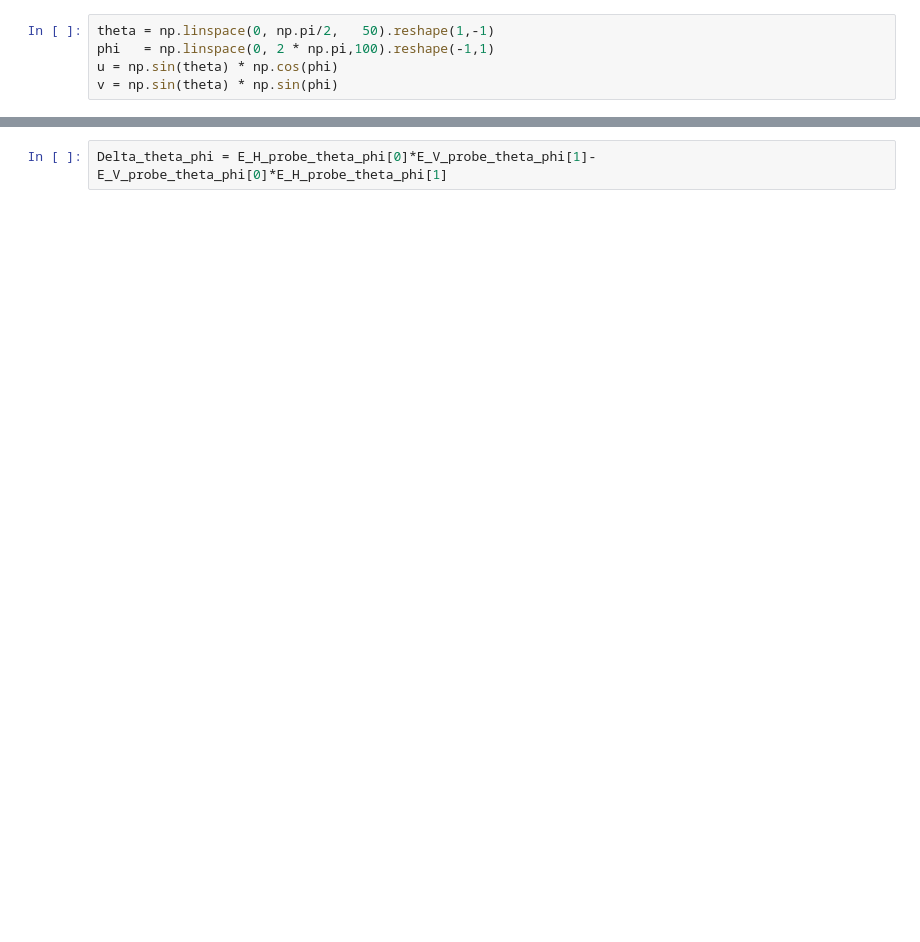
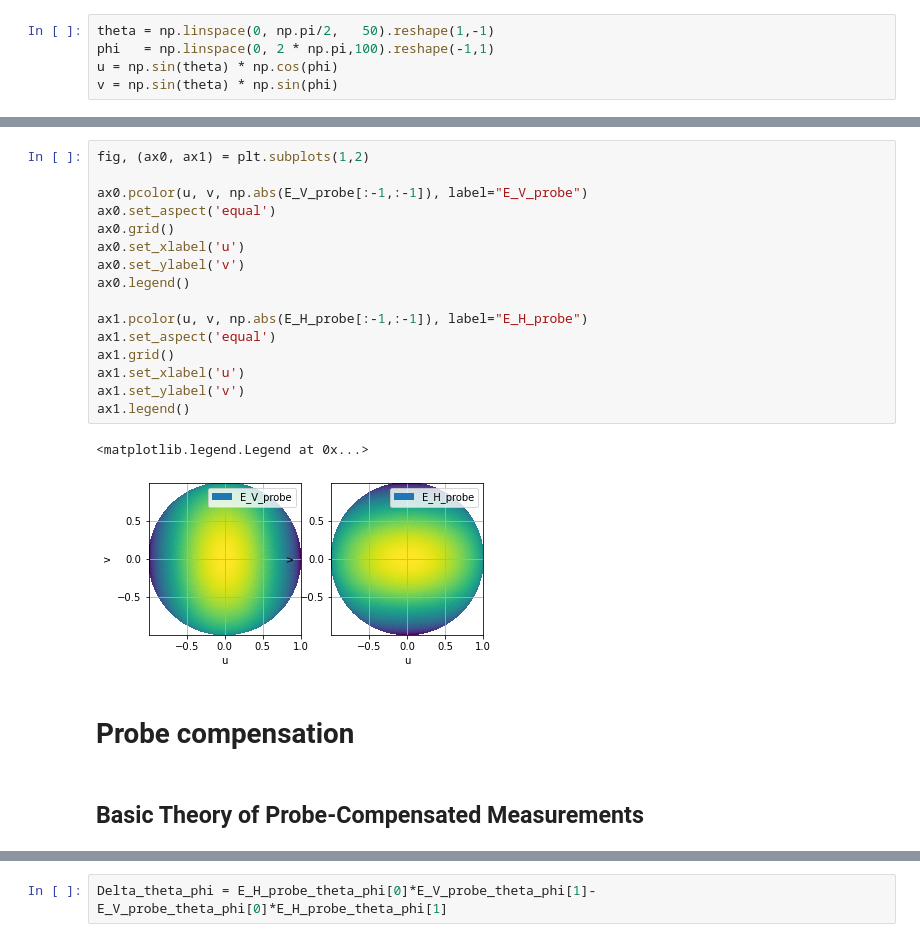
Before and after one commit to p-leroy/DIADEM, a Jupyter notebook: probe_compensation.ipynb, the cells around one changed output, grey strips where cells are left out. Drawn from its saved outputs; the diff is of its cells as text; blank space fills up the shorter version.

```diff
--- a/probe_compensation.ipynb
+++ b/probe_compensation.ipynb
@@ -144,0 +145,23 @@ ax1.legend()
+# %%
+fig, (ax0, ax1) = plt.subplots(1,2)
+
+ax0.pcolor(u, v, np.abs(E_V_probe[:-1,:-1]), label="E_V_probe")
+ax0.set_aspect('equal')
+ax0.grid()
+ax0.set_xlabel('u')
+ax0.set_ylabel('v')
+ax0.legend()
+
+ax1.pcolor(u, v, np.abs(E_H_probe[:-1,:-1]), label="E_H_probe")
+ax1.set_aspect('equal')
+ax1.grid()
+ax1.set_xlabel('u')
+ax1.set_ylabel('v')
+ax1.legend()
+# %% [output]
+<matplotlib.legend.Legend at 0x...>
+[figure, added]
+# %% [markdown]
+# Probe compensation
+# %% [markdown]
+## Basic Theory of Probe-Compensated Measurements
```
Also changed, not shown: parts of 27 cells of this notebook, 11 other files.
